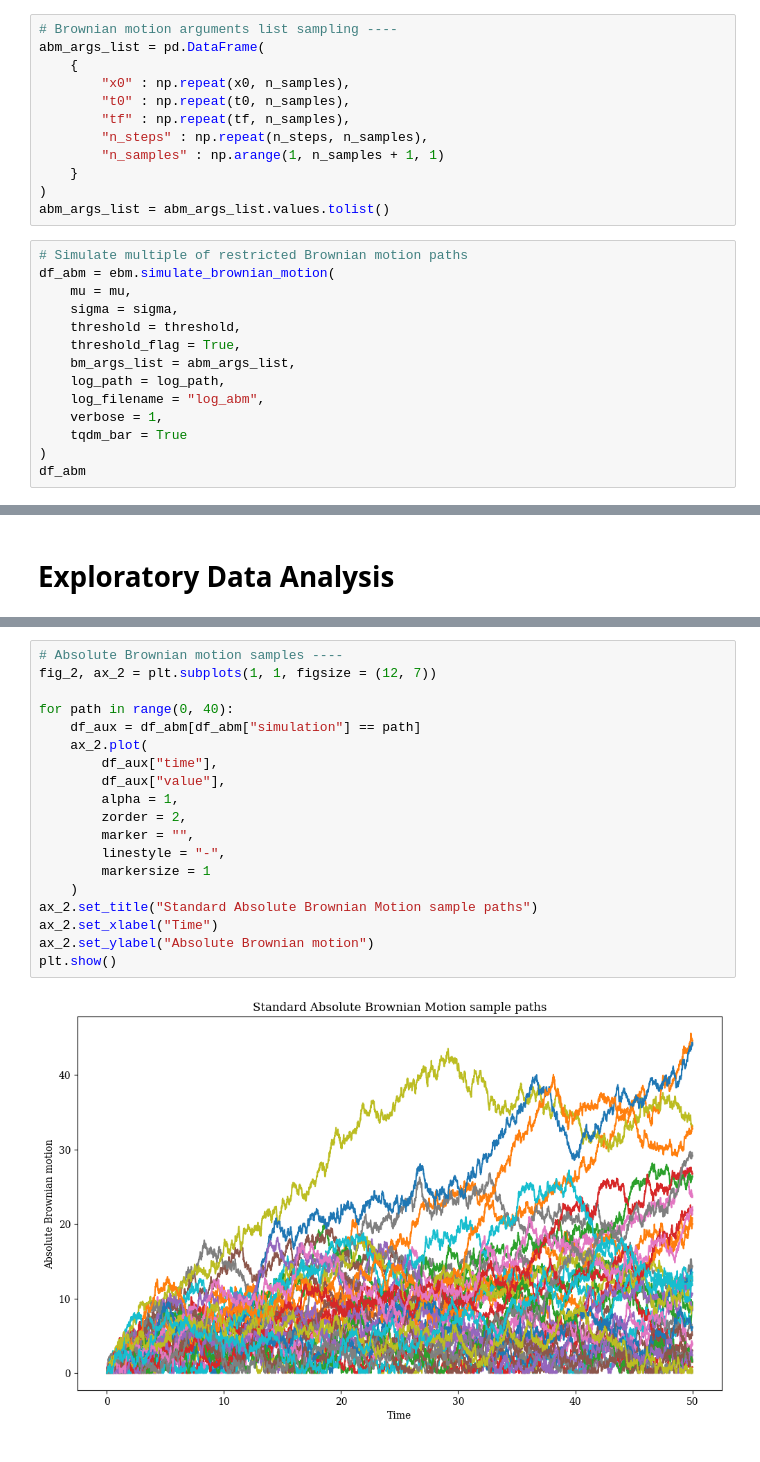
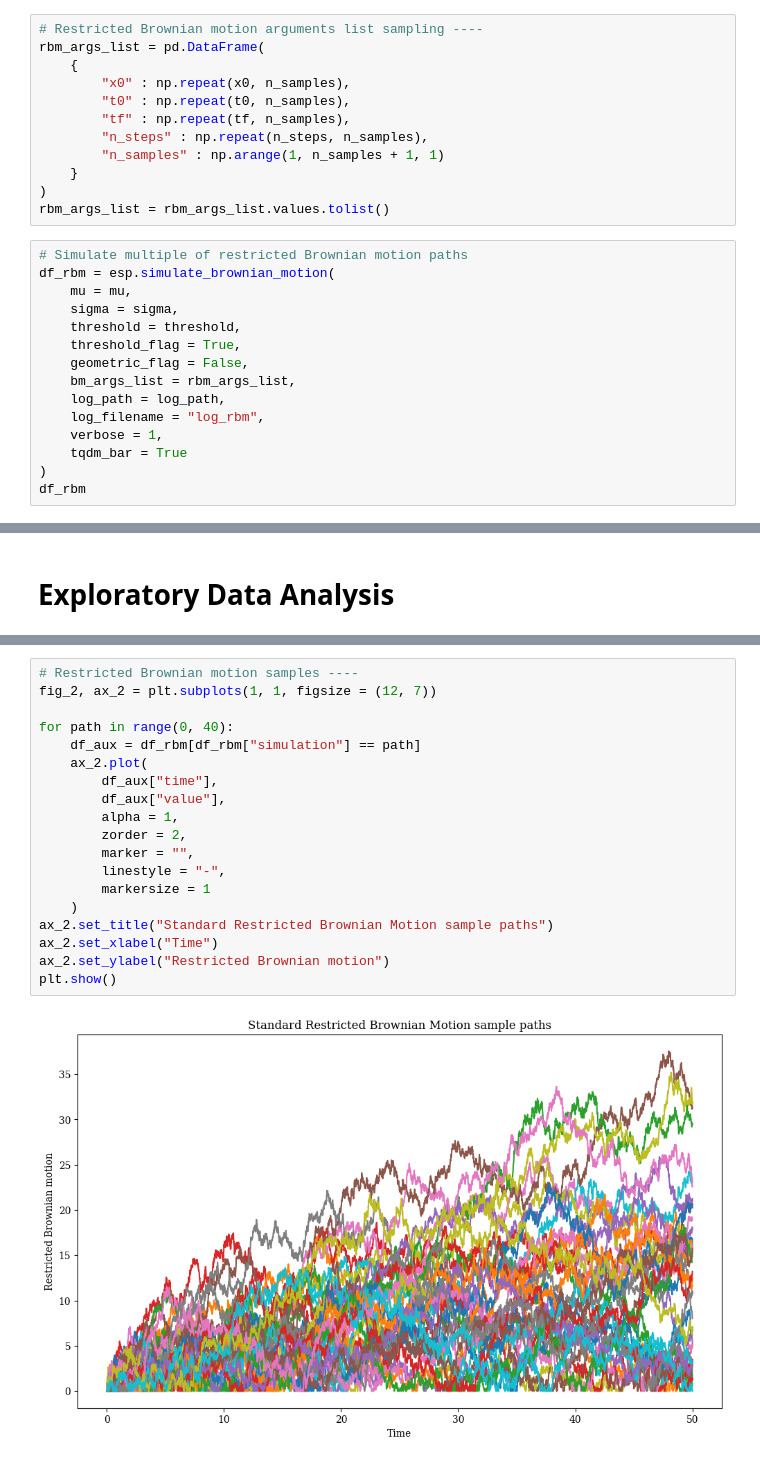
Before and after one commit to fsabrilb/Fokker_Planck_Distribution, a Jupyter notebook: scripts/estimate_stationary_distribution_bm.ipynb, the cells around one changed output, grey strips where cells are left out. Cells and saved outputs as stored; diff of their text form.

```diff
--- a/scripts/estimate_stationary_distribution_bm.ipynb
+++ b/scripts/estimate_stationary_distribution_bm.ipynb
@@ -91,8 +88,8 @@ tf = 5 * 10**1 # Last time
 n_steps = 5 * 10 ** 3 + 1 # Number of steps per simulation
 n_samples = 4 * 10 ** 4 # Number of simulations
 # %%
-# Brownian motion arguments list sampling ----
-abm_args_list = pd.DataFrame(
+# Restricted Brownian motion arguments list sampling ----
+rbm_args_list = pd.DataFrame(
     {
         "x0" : np.repeat(x0, n_samples),
         "t0" : np.repeat(t0, n_samples),
@@ -101,21 +98,22 @@ abm_args_list = pd.DataFrame(
         "n_samples" : np.arange(1, n_samples + 1, 1)
     }
 )
-abm_args_list = abm_args_list.values.tolist()
+rbm_args_list = rbm_args_list.values.tolist()
 # %%
 # Simulate multiple of restricted Brownian motion paths
-df_abm = ebm.simulate_brownian_motion(
+df_rbm = esp.simulate_brownian_motion(
     mu = mu,
     sigma = sigma,
     threshold = threshold,
     threshold_flag = True,
-    bm_args_list = abm_args_list,
+    geometric_flag = False,
+    bm_args_list = rbm_args_list,
     log_path = log_path,
-    log_filename = "log_abm",
+    log_filename = "log_rbm",
     verbose = 1,
     tqdm_bar = True
 )
-df_abm
+df_rbm
 # %% [output]
 |  | simulation | restricted | time | value |
 | 0 | 1 | True | 0.00 | 0.000000 |
@@ -184,21 +182,21 @@ edabm.plot_brownian_motion(
 # %%
-# Absolute Brownian motion samples ----
+# Restricted Brownian motion samples ----
 fig_2, ax_2 = plt.subplots(1, 1, figsize = (12, 7))
 
 for path in range(0, 40):
-    df_aux = df_abm[df_abm["simulation"] == path]
+    df_aux = df_rbm[df_rbm["simulation"] == path]
     ax_2.plot(
         df_aux["time"],
         df_aux["value"],
         alpha = 1,
         zorder = 2,
         marker = "",
         linestyle = "-",
         markersize = 1
     )
-ax_2.set_title("Standard Absolute Brownian Motion sample paths")
+ax_2.set_title("Standard Restricted Brownian Motion sample paths")
 ax_2.set_xlabel("Time")
-ax_2.set_ylabel("Absolute Brownian motion")
+ax_2.set_ylabel("Restricted Brownian motion")
 plt.show()
 # %% [output]
-[figure, old version]
+[figure, new version]
```
Also changed, not shown: parts of 6 cells of this notebook, 4 other files.
